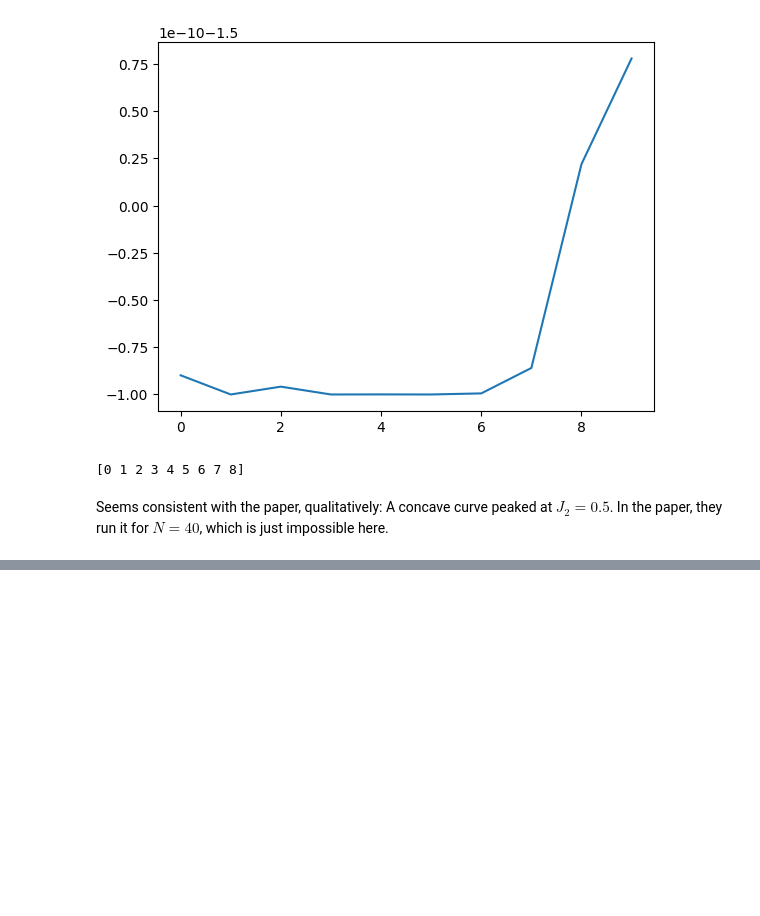
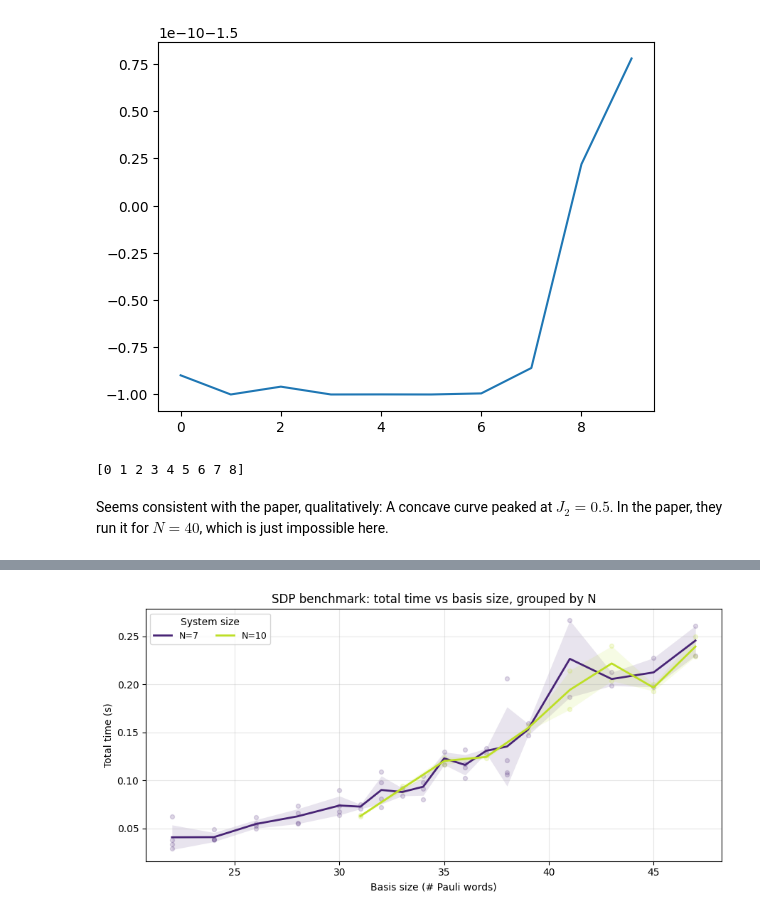
Before and after one commit to Ciscone7/OptimalMomentsNPA, a Jupyter notebook: unused/initial_tests.ipynb, the cells around one changed output, grey strips where cells are left out. Drawn from its saved outputs; the diff is of its cells as text; code cells hidden in the pictures; blank space fills up the shorter version.

```diff
--- a/initial_tests.ipynb
+++ b/unused/initial_tests.ipynb
@@ -588,0 +637,64 @@ Seems consistent with the paper, qualitatively: A concave curve peaked at $J_2=0
+# %%
+# Plot timing vs basis size, grouped by N
+from pathlib import Path
+import numpy as np
+import matplotlib.pyplot as plt
+
+npz_path = Path(run_path)
+if npz_path.is_dir():
+    npz_path = npz_path / "data.npz"
+
+data = dict(np.load(npz_path, allow_pickle=False))
+
+basis_size = data["basis_size"].astype(int)
+t_total = data["t_total_s"].astype(float)
+
+Ns = data.get("N")
+if Ns is None:
+    raise RuntimeError(
+        "This .npz does not contain per-row N. "
+        "Use the new benchmark output (e.g. spins_sdp/results/sdp_benchmark_byN.npz) "
+        "or rerun the benchmark after updating spins_sdp/scripts/sdp_benchmark.py."
+    )
+Ns = Ns.astype(int)
+
+unique_Ns = sorted(set(Ns.tolist()))
+colors = plt.cm.viridis(np.linspace(0.1, 0.9, max(1, len(unique_Ns))))
+
+plt.figure(figsize=(9, 4.5))
+
+for N_val, color in zip(unique_Ns, colors):
+    mask = Ns == int(N_val)
+    x = basis_size[mask]
+    y = t_total[mask]
+    if len(x) == 0:
+        continue
+
+    # Scatter all datapoints
+    plt.scatter(x, y, s=18, alpha=0.18, color=color)
+
+    # Aggregate at each basis size value for a mean±std curve.
+    x_unique = np.array(sorted(set(x.tolist())), dtype=int)
+    y_mean = np.array([float(np.mean(y[x == xu])) for xu in x_unique])
+    y_std = np.array([float(np.std(y[x == xu])) for xu in x_unique])
+
+    plt.plot(x_unique, y_mean, color=color, linewidth=2, label=f"N={int(N_val)}")
+    if np.any(y_std > 0):
+        plt.fill_between(
+            x_unique,
+            y_mean - y_std,
+            y_mean + y_std,
+            color=color,
+            alpha=0.12,
+            linewidth=0,
+        )
+
+plt.xlabel("Basis size (# Pauli words)")
+plt.ylabel("Total time (s)")
+plt.title("SDP benchmark: total time vs basis size, grouped by N")
+plt.grid(True, alpha=0.3)
+plt.legend(title="System size", ncols=2, fontsize=9)
+plt.tight_layout()
+plt.show()
+# %% [output]
+[figure, added]
```
Also changed, not shown: parts of 3 cells of this notebook, 5 other files.
